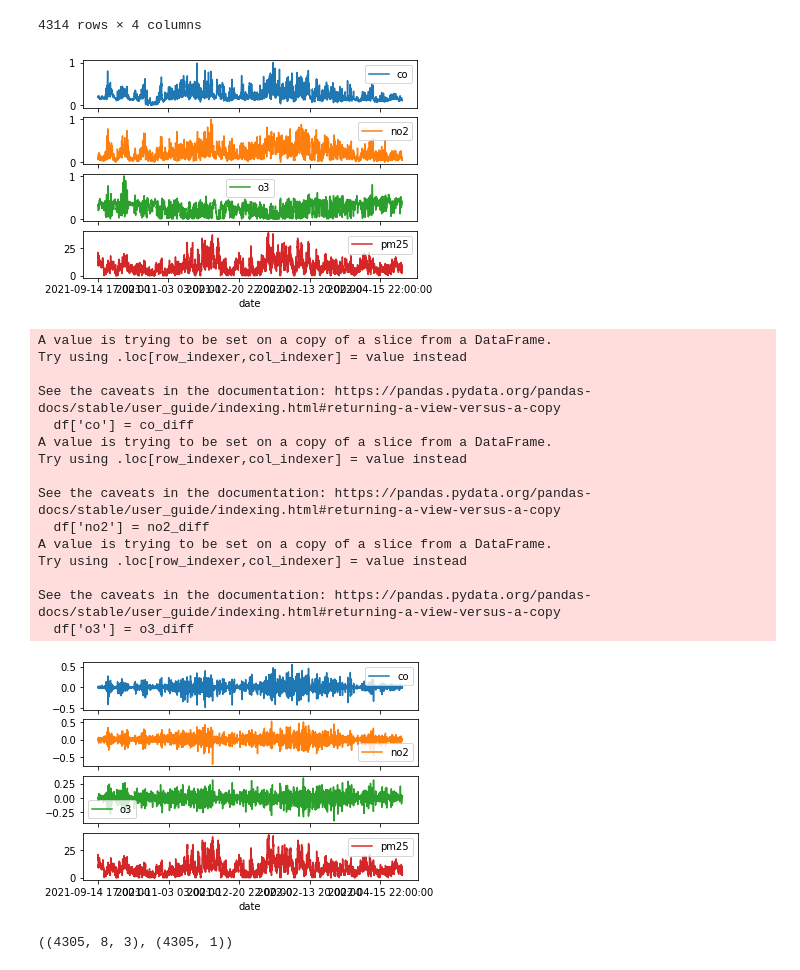
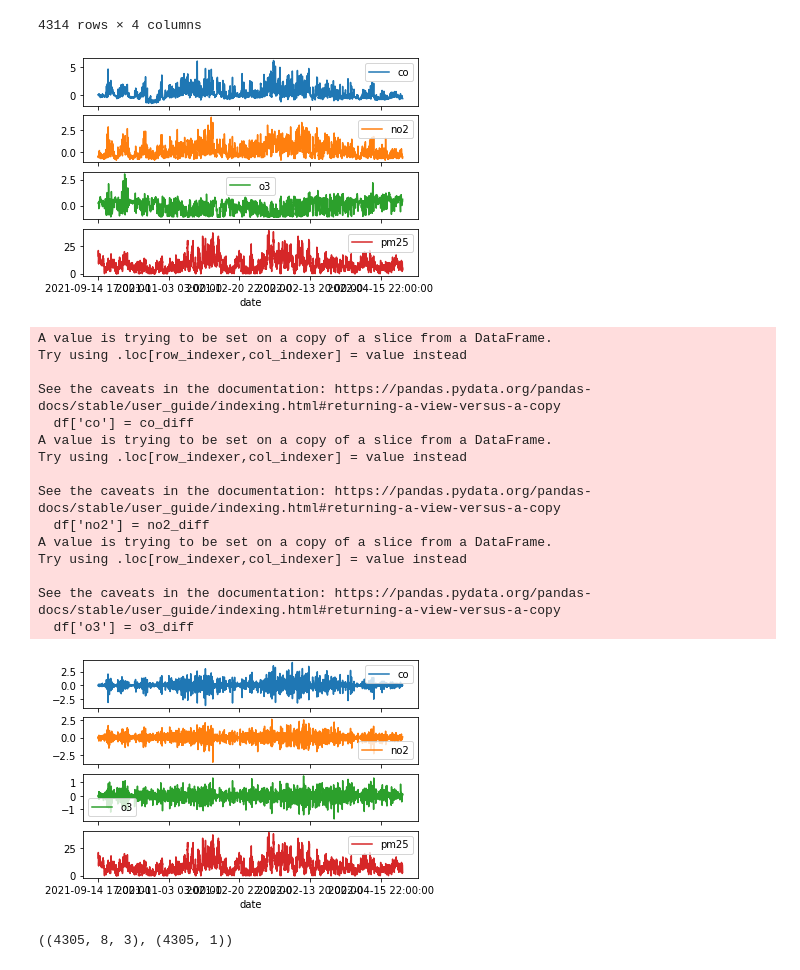
Before and after one commit to UCB-stat-159-s22/hw07-group13, a Jupyter notebook: MainAnalysis.ipynb, the cells around one changed output. Saved outputs shown, nothing was run; the diff lists cells and outputs as text; code cells hidden in the pictures.

```diff
--- a/MainAnalysis.ipynb
+++ b/MainAnalysis.ipynb
@@ -19,6 +15,6 @@ api = openaq.OpenAQ()
 # %%
 date_from = '2021-09-01T00:00:00Z'
-date_to = '2022-05-01T00:00:00Z'
+date_to = '2022-03-01T00:00:00Z'
 # %%
 # co
 
@@ -64,18 +60,18 @@ df_no2.head(3)
 | 4493 | 2021-09-09 19:00:00 | 0.006 |
 # %%
 # o3
-status, resp = api.measurements(city = 'San Francisco-Oakland-Fremont',
+status, resp = api.measurements(city='San Francisco-Oakland-Fremont',
                                 location='Oakland', parameter='o3',
                                 date_from=date_from,
                                 date_to=date_to,
-                                limit=5000)
+                                limit=100)
 r = resp['results']
 df_o3 = pd.DataFrame(data=r)
-df_o3['date'] = u.extract_localdate(df_o3['date'].values)
-df_o3 = df_o3.rename(columns={"value": "o3"})
-df_o3 = df_o3.loc[:, ['date', 'o3']]
-df_o3 = df_o3.iloc[::-1]
-df_o3 = df_o3[df_o3['o3'] >= 0]
+# df_o3['date'] = u.extract_localdate(df_o3['date'].values)
+# df_o3 = df_o3.rename(columns={"value": "o3"})
+# df_o3 = df_o3.loc[:, ['date', 'o3']]
+# df_o3 = df_o3.iloc[::-1]
+# df_o3 = df_o3[df_o3['o3'] >= 0]
 
 df_o3.head(3)
 # %% [output]
@@ -104,3 +100,20 @@ df_pm25.head(3)
 | 4610 | 2021-09-13 17:00:00 | 16 |
 | 4609 | 2021-09-13 18:00:00 | 14 |
 | 4608 | 2021-09-13 19:00:00 | 15 |
+# %%
+# pm25
+status, resp = api.measurements(city='San Francisco-Oakland-Fremont',
+                                location='Oakland', parameter='so2',
+                                date_from=date_from,
+                                date_to=date_to,
+                                limit=100)
+
+r = resp['results']
+df_pm25 = pd.DataFrame(data=r)
+# df_pm25['date'] = u.extract_localdate(df_pm25['date'].values)
+# df_pm25 = df_pm25.rename(columns={"value": "pm25"})
+# df_pm25 = df_pm25.loc[:, ['date', 'pm25']]
+# df_pm25 = df_pm25.iloc[::-1]
+# df_pm25 = df_pm25[df_pm25['pm25'] >= 0]
+
+df_pm25.head(10)
@@ -128,22 +153,22 @@ df
 4314 rows × 4 columns
 # %%
 # MinMax Scaling
-scaler = MinMaxScaler()
+scaler = RobustScaler()
 co_scaled = scaler.fit_transform(df['co'].values.reshape(-1, 1))
 df['co'] = co_scaled
 
-scaler = MinMaxScaler()
+scaler = RobustScaler()
 co_scaled = scaler.fit_transform(df['no2'].values.reshape(-1, 1))
 df['no2'] = co_scaled
 
-scaler = MinMaxScaler()
+scaler = RobustScaler()
 co_scaled = scaler.fit_transform(df['o3'].values.reshape(-1, 1))
 df['o3'] = co_scaled
 
 df.plot(subplots=True)
 plt.show()
 # %% [output]
-[figure, old version]
+[figure, new version]
 # %%
 # Make data stationary
 # Differencing technique was applied
@@ -175,7 +200,7 @@ Try using .loc[row_indexer,col_indexer] = value instead
 
 See the caveats in the documentation: https://pandas.pydata.org/pandas-docs/stable/user_guide/indexing.html#returning-a-view-versus-a-copy
   df['o3'] = o3_diff
-[figure, old version]
+[figure, new version]
 # %%
 # feature vectors: shape (num of data, window size, num of features)
 feature_np = df[['co', 'no2', 'o3']].to_numpy()
```
Also changed, not shown: parts of 11 cells of this notebook, 42 other files.
